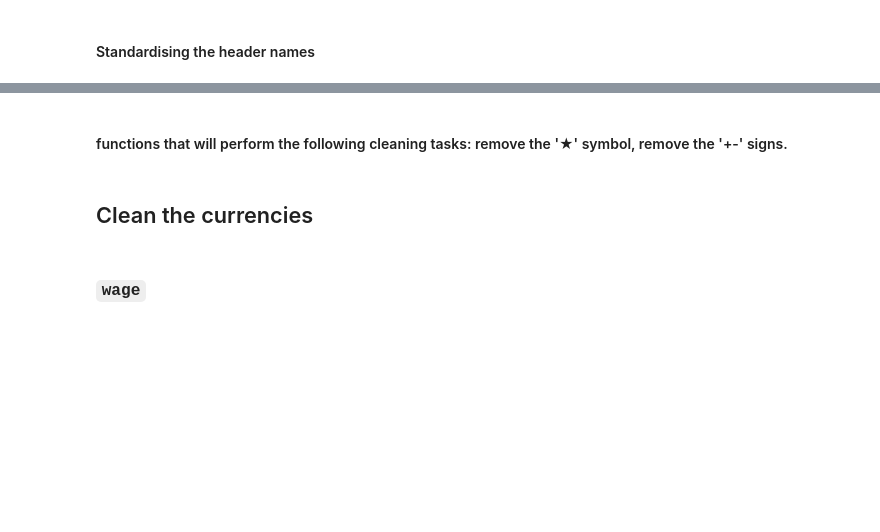
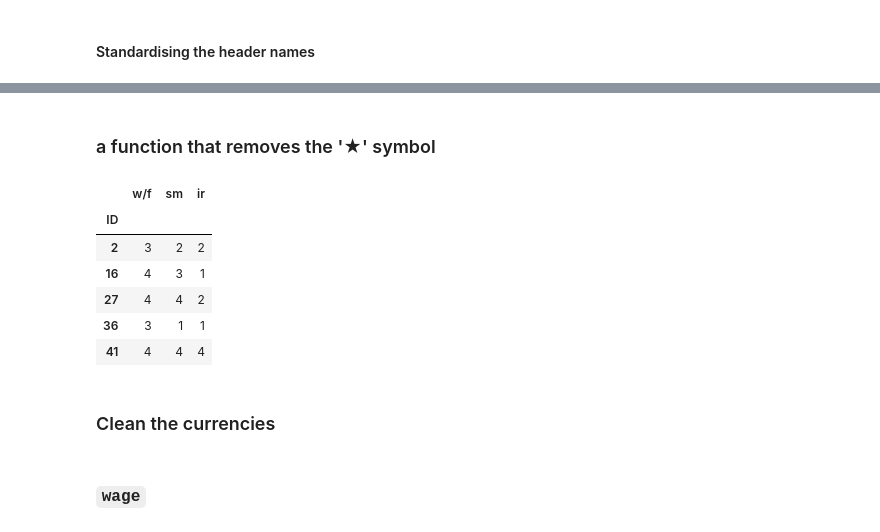
Before and after one commit to dbsquare/data_mid_bootcamp_project_FIFA_MoneyBall, a Jupyter notebook: fifa.ipynb, the cells around one changed output, grey strips where cells are left out. Cells and saved outputs as stored; diff of their text form; code cells hidden in the pictures; blank space fills up the shorter version.

```diff
--- a/fifa.ipynb
+++ b/fifa.ipynb
@@ -70,4 +70,4 @@ df.head()            #justo check the column names
 | 36 | D. Yorke | 36 | 68 | Trinidad &amp; Tobago | Sunderland | 70 | ST | NaN | https://cdn.sofifa.com/players/00... | https://cdn.sofifa.com/teams/106/... | ... |
 | 41 | Iniesta | 36 | 81 | Spain | Vissel Kobe | 82 | CAM | CM CAM | https://cdn.sofifa.com/players/00... | https://cdn.sofifa.com/teams/1011... | ... |
 # %% [markdown]
-#### functions that will perform the following cleaning tasks: remove the '★' symbol, remove the '+-' signs.
+### a function that removes the '★' symbol
@@ -78,5 +80,15 @@ def remove_stars (df):
+# %%
+df[ ['w/f','sm','ir']].head()
+# %% [output]
+|  | w/f | sm | ir |
+| ID |  |  |  |
+| 2 | 3 | 2 | 2 |
+| 16 | 4 | 3 | 1 |
+| 27 | 4 | 4 | 2 |
+| 36 | 3 | 1 | 1 |
+| 41 | 4 | 4 | 4 |
 # %% [markdown]
-## Clean the currencies
+### Clean the currencies
 # %%
 def clean_currency(value):
     if value[-1]=='K':
```
Also changed, not shown: parts of 18 cells of this notebook.
